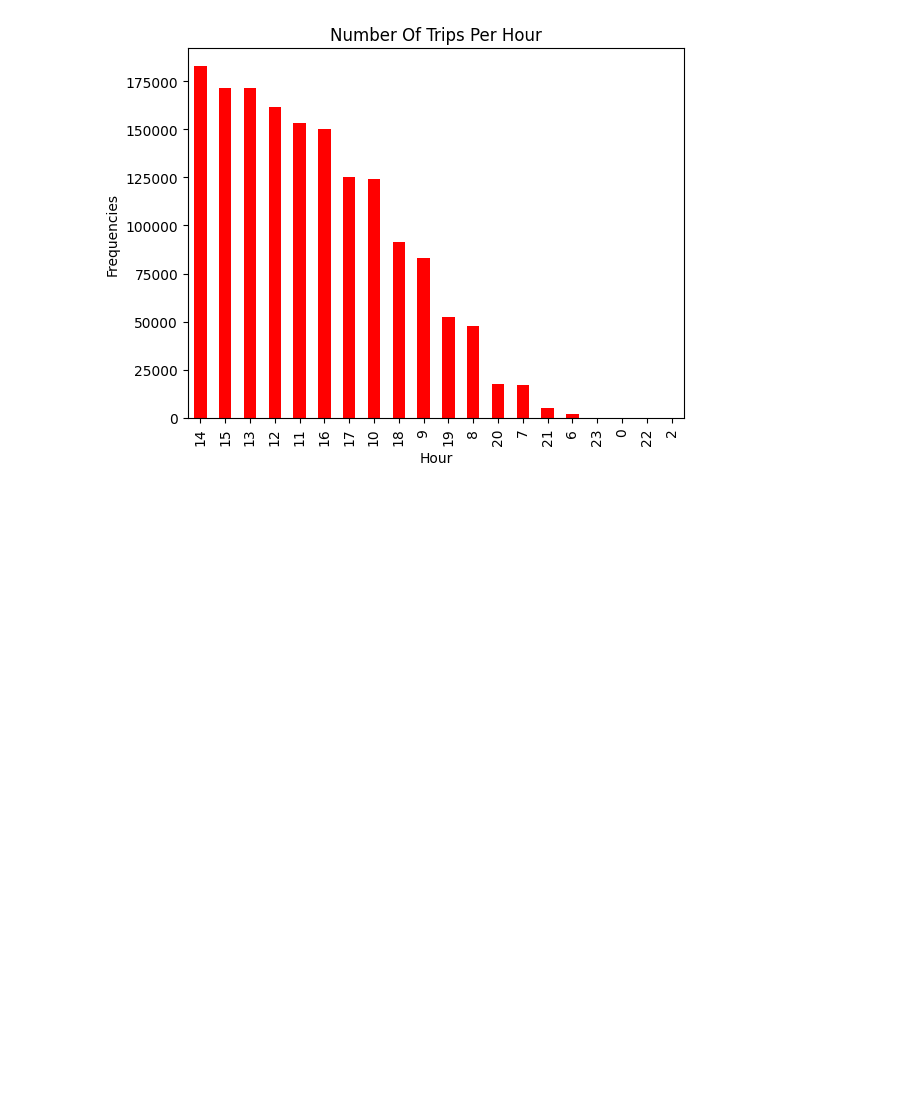
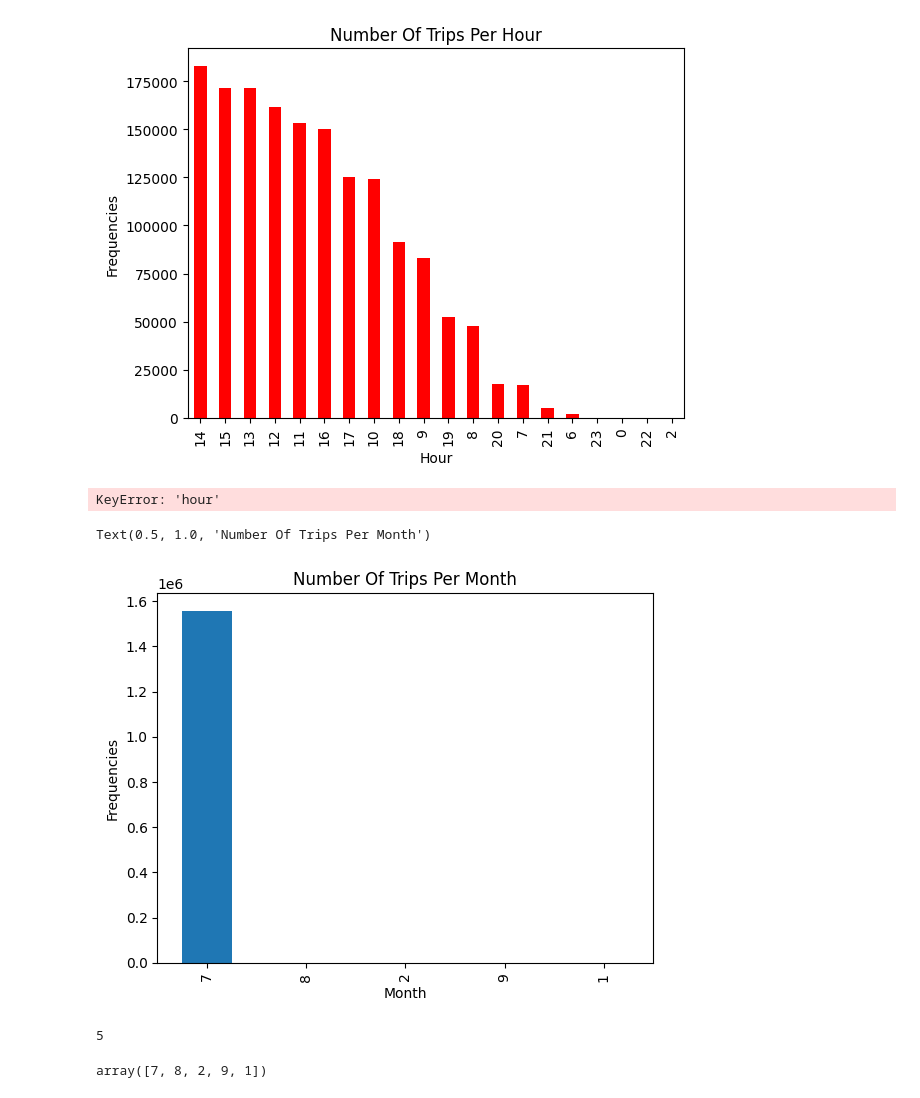
Before and after one commit to nahomHmichael/gokada-delivery-optimisation-with-causal-inference, a Jupyter notebook: notebooks/EDA.ipynb, the cells around one changed output. Saved outputs shown, nothing was run; the diff lists cells and outputs as text; code cells hidden in the pictures; blank space fills up the shorter version.

```diff
--- a/notebooks/EDA.ipynb
+++ b/notebooks/EDA.ipynb
@@ -483,0 +570,21 @@ Text(0.5, 1.0, 'Number Of Trips Per Hour')
+# %%
+accepted_groupby_hour = accepted_orders.groupby('hour').count()
+rejected_groupby_hour = rejected_orders.groupby('hour').count()
+# %% [output]
+KeyError: 'hour'
+# %%
+merge_df['month'].value_counts().plot(kind='bar')
+plt.xlabel('Month')
+plt.ylabel('Frequencies')
+plt.title('Number Of Trips Per Month')
+# %% [output]
+Text(0.5, 1.0, 'Number Of Trips Per Month')
+[figure, added]
+# %%
+merge_df['month'].nunique()
+# %% [output]
+5
+# %%
+merge_df['month'].unique()
+# %% [output]
+array([7, 8, 2, 9, 1])
```
Also changed, not shown: parts of 32 cells of this notebook.
